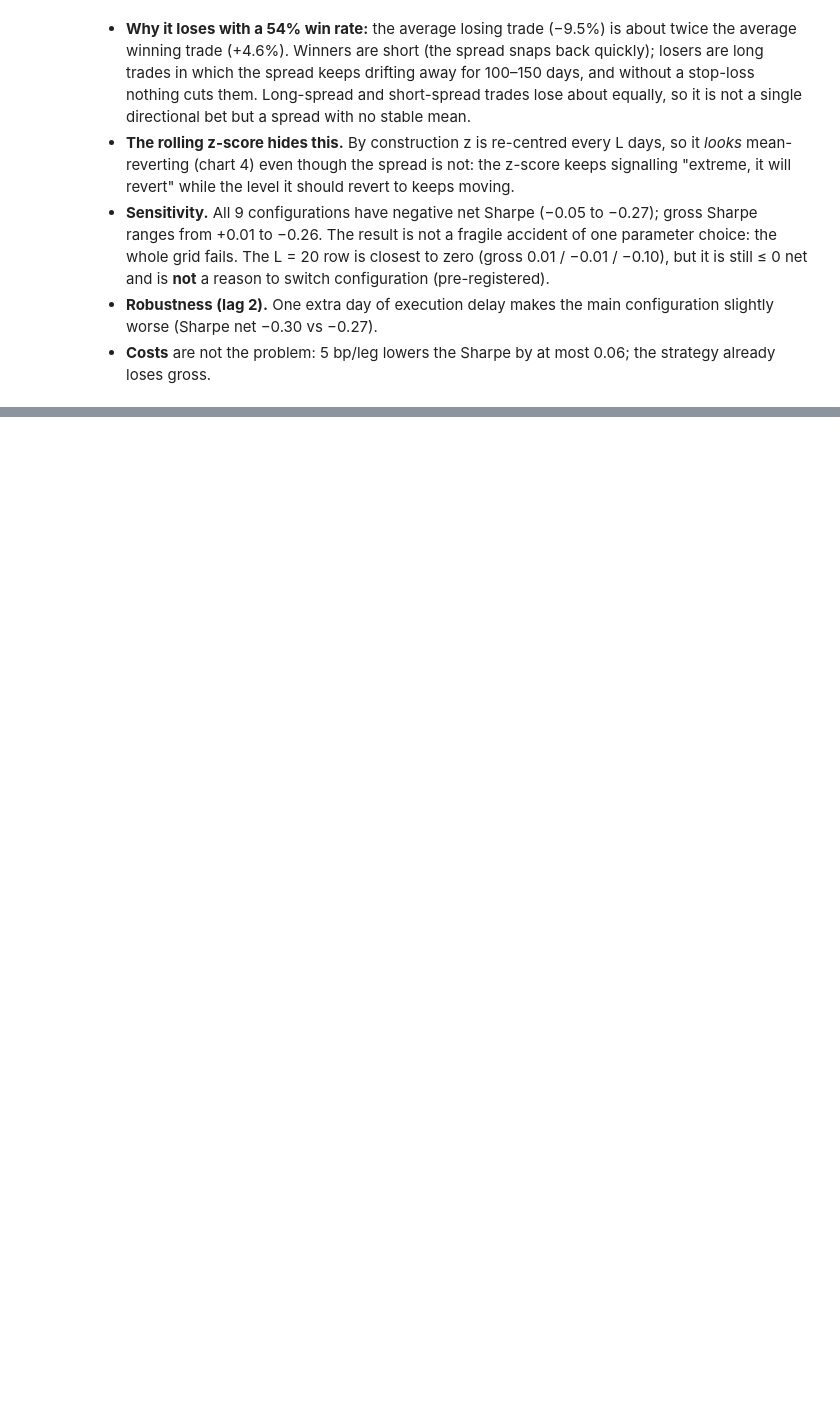
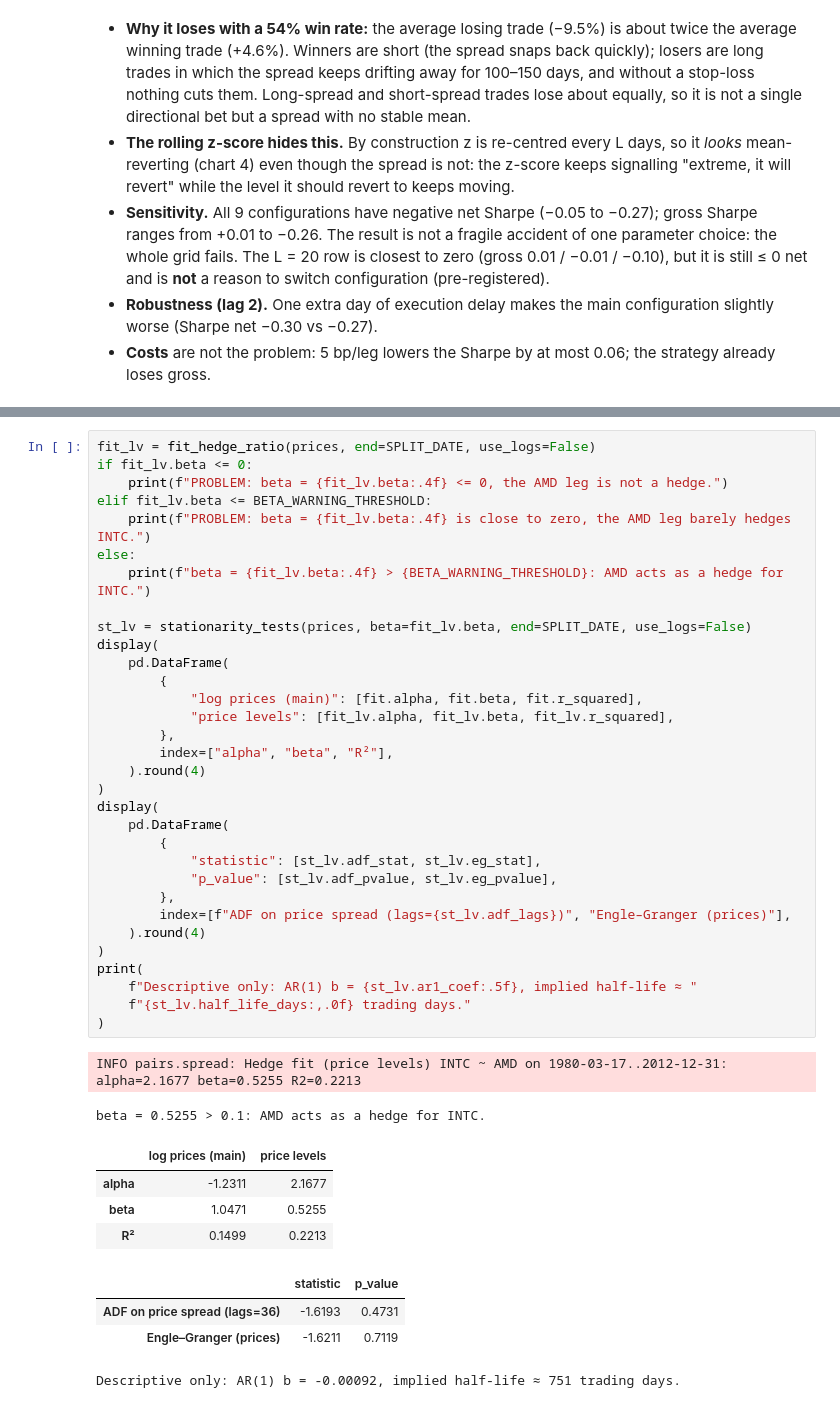
Before and after one commit to clotilderaffii/takehome_pairs-trading, a Jupyter notebook: notebooks/02_signal.ipynb, the cells around one changed output, grey strips where cells are left out. Drawn from its saved outputs; the diff is of its cells as text; blank space fills up the shorter version.

```diff
--- a/notebooks/02_signal.ipynb
+++ b/notebooks/02_signal.ipynb
@@ -374,0 +387,43 @@ display(pd.concat({"worst 5": worst, "best 5": best}).round(3))
+# %%
+fit_lv = fit_hedge_ratio(prices, end=SPLIT_DATE, use_logs=False)
+if fit_lv.beta <= 0:
+    print(f"PROBLEM: beta = {fit_lv.beta:.4f} <= 0, the AMD leg is not a hedge.")
+elif fit_lv.beta <= BETA_WARNING_THRESHOLD:
+    print(f"PROBLEM: beta = {fit_lv.beta:.4f} is close to zero, the AMD leg barely hedges INTC.")
+else:
+    print(f"beta = {fit_lv.beta:.4f} > {BETA_WARNING_THRESHOLD}: AMD acts as a hedge for INTC.")
+
+st_lv = stationarity_tests(prices, beta=fit_lv.beta, end=SPLIT_DATE, use_logs=False)
+display(
+    pd.DataFrame(
+        {
+            "log prices (main)": [fit.alpha, fit.beta, fit.r_squared],
+            "price levels": [fit_lv.alpha, fit_lv.beta, fit_lv.r_squared],
+        },
+        index=["alpha", "beta", "R²"],
+    ).round(4)
+)
+display(
+    pd.DataFrame(
+        {
+            "statistic": [st_lv.adf_stat, st_lv.eg_stat],
+            "p_value": [st_lv.adf_pvalue, st_lv.eg_pvalue],
+        },
+        index=[f"ADF on price spread (lags={st_lv.adf_lags})", "Engle–Granger (prices)"],
+    ).round(4)
+)
+print(
+    f"Descriptive only: AR(1) b = {st_lv.ar1_coef:.5f}, implied half-life ≈ "
+    f"{st_lv.half_life_days:,.0f} trading days."
+)
+# %% [output]
+INFO pairs.spread: Hedge fit (price levels) INTC ~ AMD on 1980-03-17..2012-12-31: alpha=2.1677 beta=0.5255 R2=0.2213
+beta = 0.5255 > 0.1: AMD acts as a hedge for INTC.
+|  | log prices (main) | price levels |
+| alpha | -1.2311 | 2.1677 |
+| beta | 1.0471 | 0.5255 |
+| R² | 0.1499 | 0.2213 |
+|  | statistic | p_value |
+| ADF on price spread (lags=36) | -1.6193 | 0.4731 |
+| Engle–Granger (prices) | -1.6211 | 0.7119 |
+Descriptive only: AR(1) b = -0.00092, implied half-life ≈ 751 trading days.
```
Also changed, not shown: parts of 11 cells of this notebook, 12 other files.
